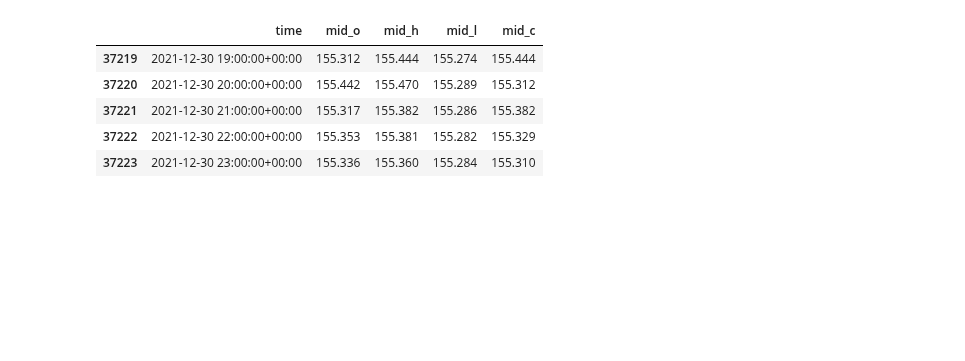
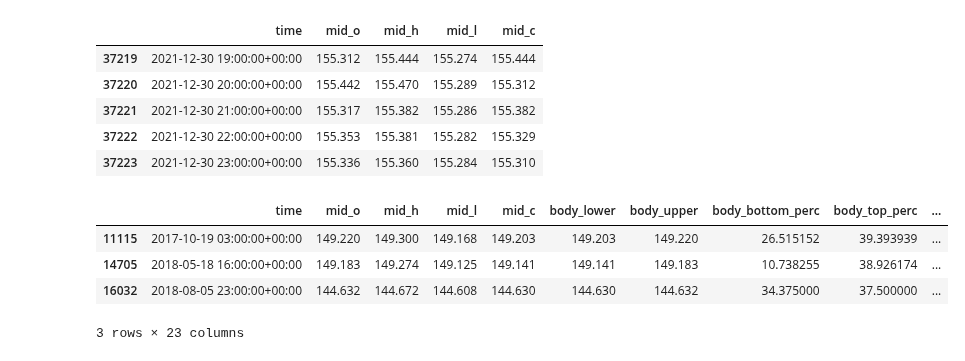
Before and after one commit to itsmarcotime/Forex_trading_system_in_Python, a Jupyter notebook: jupyter_notes/candle_patterns.ipynb, the cells around one changed output. Saved outputs shown, nothing was run; the diff lists cells and outputs as text; code cells hidden in the pictures; blank space fills up the shorter version.

Commit message:
tweezer top

```diff
--- a/jupyter_notes/candle_patterns.ipynb
+++ b/jupyter_notes/candle_patterns.ipynb
@@ -71,6 +71,18 @@ def apply_engulfing(row):
         if row.body_size > row.body_size_prev * ENGULFING_FACTOR:
             return True
     return False
+
+TWEEZER_BODY = 15.0
+TWEEZER_HL = 0.01
+TWEEZER_TOP_BODY = 40.0
+
+def apply_tweezer_top(row):
+    if abs(row.body_size_change) < TWEEZER_BODY:
+        if row.direction == -1 and row.direction != row.direction_prev:
+            if abs(row.low_change) < TWEEZER_HL and abs(row.high_change) < TWEEZER_HL:
+                if row.body_top_perc < TWEEZER_TOP_BODY:
+                    return True
+    return False
 # %%
 df_an['body_size_prev'] = df_an.body_size.shift(1)
 df_an['direction_prev'] = df_an.direction.shift(1)
@@ -79,6 +91,15 @@ df_an['SHOOTING_STAR'] = df_an.apply(apply_shooting_star, axis=1)
 df_an['SPINNING_TOP'] = df_an.apply(apply_spinning_top, axis=1)
 df_an['MARUBOZU'] = df_an.apply(apply_marubozu, axis=1)
 df_an['ENGULFING'] = df_an.apply(apply_engulfing, axis=1)
+df_an['TWEEZER_TOP'] = df_an.apply(apply_tweezer_top, axis=1)
+# %%
+df_an[df_an['TWEEZER_TOP'] == True]
+# %% [output]
+|  | time | mid_o | mid_h | mid_l | mid_c | body_lower | body_upper | body_bottom_perc | body_top_perc | ... |
+| 11115 | 2017-10-19 03:00:00+00:00 | 149.220 | 149.300 | 149.168 | 149.203 | 149.203 | 149.220 | 26.515152 | 39.393939 | ... |
+| 14705 | 2018-05-18 16:00:00+00:00 | 149.183 | 149.274 | 149.125 | 149.141 | 149.141 | 149.183 | 10.738255 | 38.926174 | ... |
+| 16032 | 2018-08-05 23:00:00+00:00 | 144.632 | 144.672 | 144.608 | 144.630 | 144.630 | 144.632 | 34.375000 | 37.500000 | ... |
+3 rows × 23 columns
 # %%
 import plotly.graph_objects as go
 # %%
```
Also changed, not shown: parts of 1 cell of this notebook, 1 other file.
